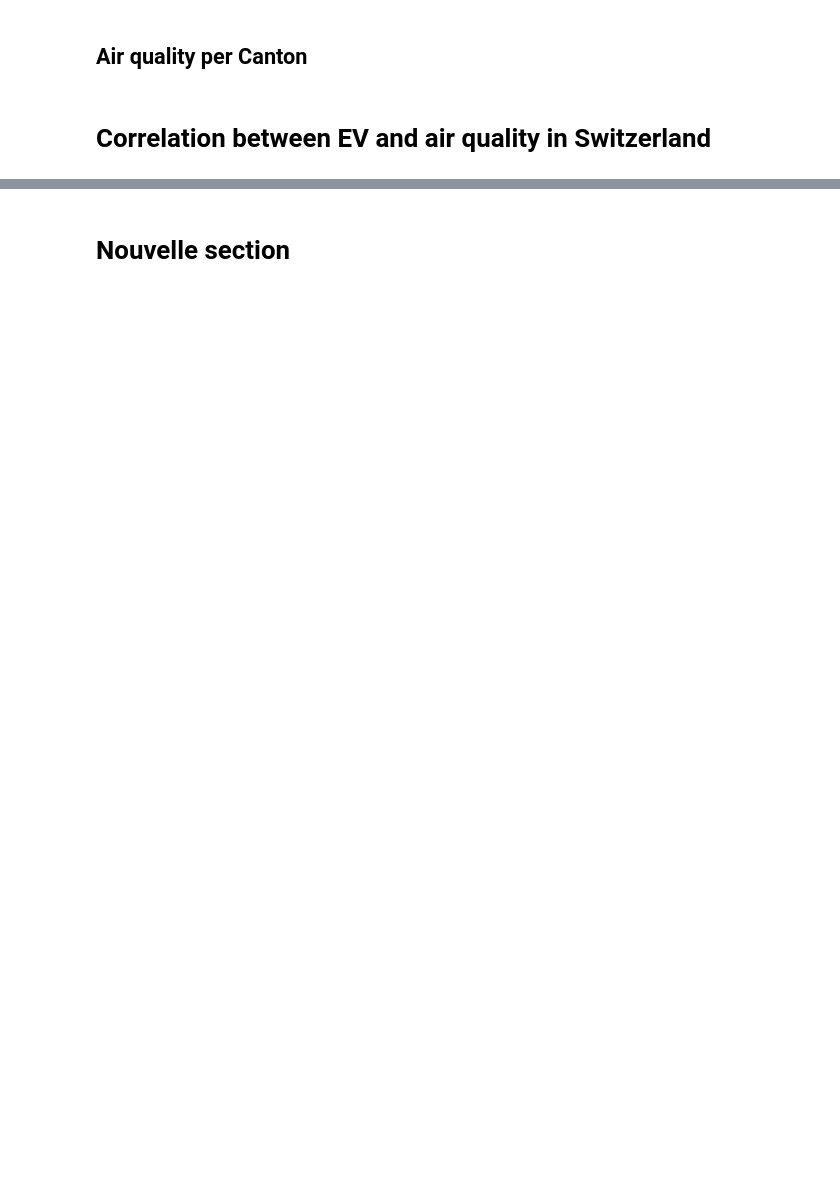
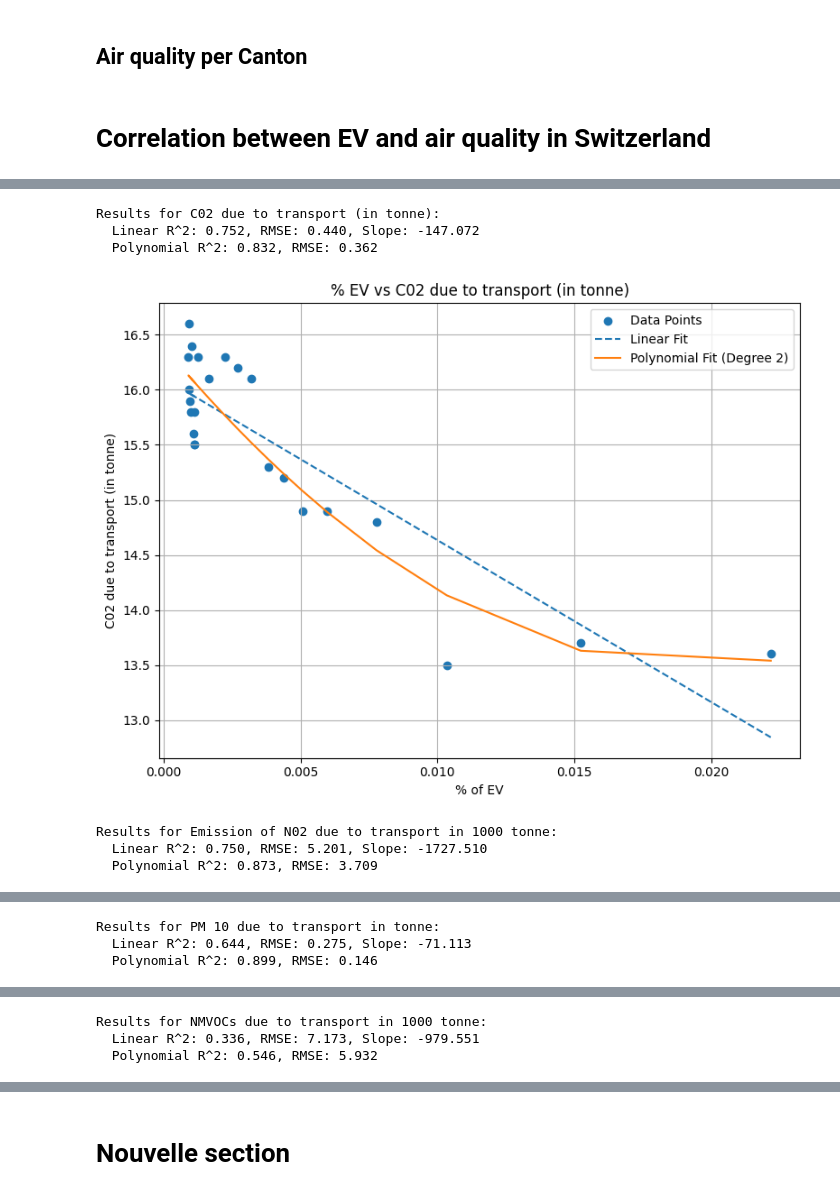
Before and after one commit to omarabbassi/EV, a Jupyter notebook: Fuel_type_in_Switzerland.ipynb, the cells around one changed output, grey strips where cells are left out. Cells and saved outputs as stored; diff of their text form; code cells hidden in the pictures; blank space fills up the shorter version.

```diff
--- a/Fuel_type_in_Switzerland.ipynb
+++ b/Fuel_type_in_Switzerland.ipynb
@@ -783,0 +905,71 @@ KeyError: 'Year'
+# %%
+import matplotlib.pyplot as plt
+import numpy as np
+import pandas as pd
+from sklearn.linear_model import LinearRegression
+from sklearn.preprocessing import PolynomialFeatures
+from sklearn.metrics import mean_squared_error, r2_score
+
+# Define the pollutants you want to analyze
+targets = [
+    'C02 due to transport (in tonne)',
+    'Emission of N02 due to transport in 1000 tonne',
+    'PM 10 due to transport in tonne',
+    'NMVOCs due to transport in 1000 tonne'
+]
+
+# Initialize PolynomialFeatures object
+poly = PolynomialFeatures(degree=2)
+
+# Define the function FIRST
+def analyze_pollutants(data, feature='% of EV'):
+    for target in targets:
+        X = data[[feature]].values
+        y = data[target].values
+
+        # Linear Regression
+        model_linear = LinearRegression()
+        model_linear.fit(X, y)
+        y_pred_linear = model_linear.predict(X)
+
+        r2_linear = r2_score(y, y_pred_linear)
+        rmse_linear = np.sqrt(mean_squared_error(y, y_pred_linear))
+
+        # Polynomial Regression (degree 2)
+        X_poly = poly.fit_transform(X)
+        model_poly = LinearRegression()
+        model_poly.fit(X_poly, y)
+        y_pred_poly = model_poly.predict(X_poly)
+
+        r2_poly = r2_score(y, y_pred_poly)
+        rmse_poly = np.sqrt(mean_squared_error(y, y_pred_poly))
+
+        # Print results
+        print(f"Results for {target}:")
+        print(f"  Linear R^2: {r2_linear:.3f}, RMSE: {rmse_linear:.3f}, Slope: {model_linear.coef_[0]:.3f}")
+        print(f"  Polynomial R^2: {r2_poly:.3f}, RMSE: {rmse_poly:.3f}")
+        print("\n")
+
+        # Plot
+        plt.figure(figsize=(8, 6))
+        plt.scatter(X, y, label='Data Points')
+        plt.plot(X, y_pred_linear, label='Linear Fit', linestyle='--')
+        plt.plot(X, y_pred_poly, label='Polynomial Fit (Degree 2)', linestyle='-')
+        plt.title(f'% EV vs {target}')
+        plt.xlabel('% of EV')
+        plt.ylabel(target)
+        plt.legend()
+        plt.grid(True)
+        plt.tight_layout()
+        plt.show()
+
+# ✅ NOW you call the function
+analyze_pollutants(merged_data)
+# %% [output]
+Results for C02 due to transport (in tonne):
+  Linear R^2: 0.752, RMSE: 0.440, Slope: -147.072
+  Polynomial R^2: 0.832, RMSE: 0.362
+[figure, added]
+Results for Emission of N02 due to transport in 1000 tonne:
+  Linear R^2: 0.750, RMSE: 5.201, Slope: -1727.510
+  Polynomial R^2: 0.873, RMSE: 3.709
@@ -783,0 +977,3 @@ KeyError: 'Year'
+Results for PM 10 due to transport in tonne:
+  Linear R^2: 0.644, RMSE: 0.275, Slope: -71.113
+  Polynomial R^2: 0.899, RMSE: 0.146
@@ -783,0 +981,3 @@ KeyError: 'Year'
+Results for NMVOCs due to transport in 1000 tonne:
+  Linear R^2: 0.336, RMSE: 7.173, Slope: -979.551
+  Polynomial R^2: 0.546, RMSE: 5.932
```
Also changed, not shown: parts of 13 cells of this notebook.
